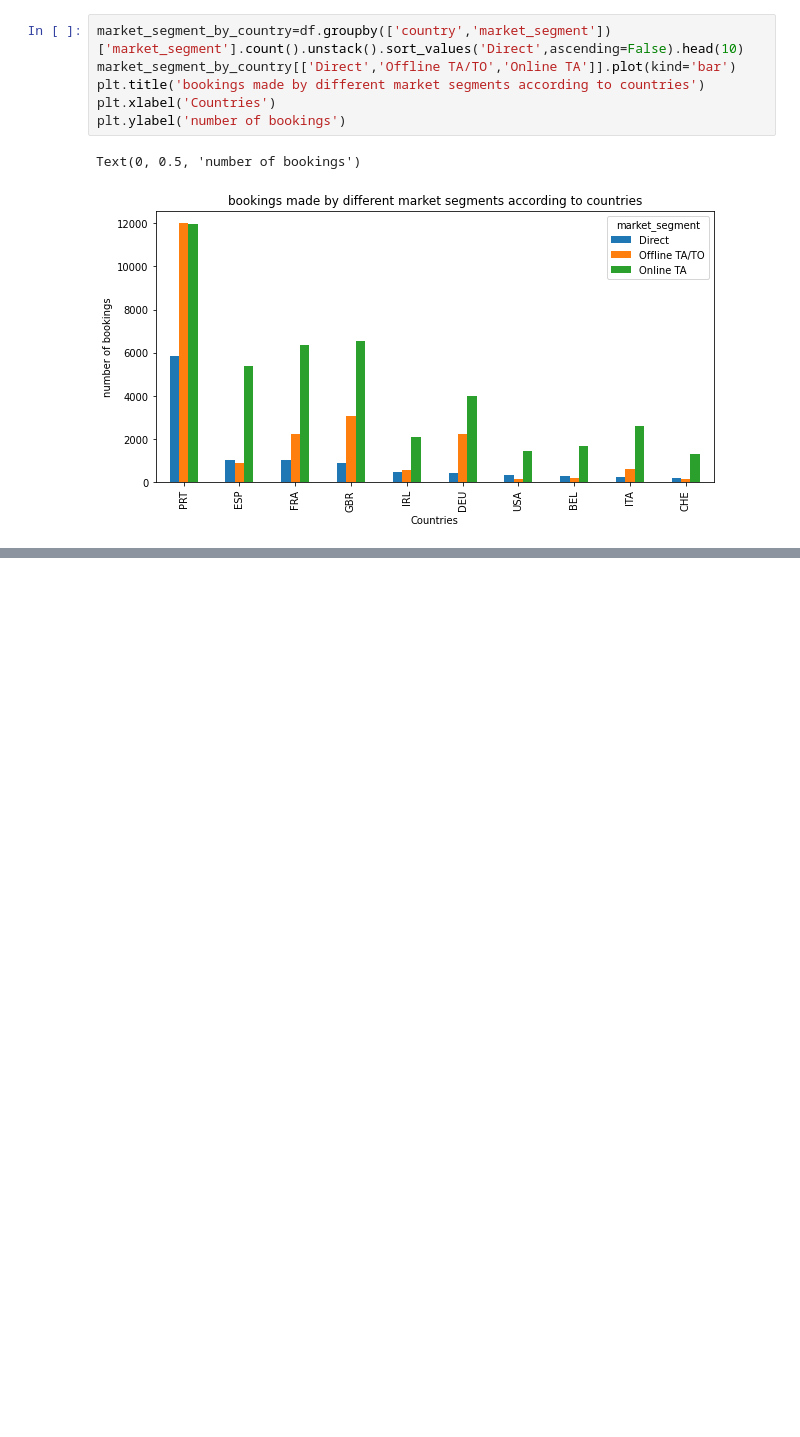
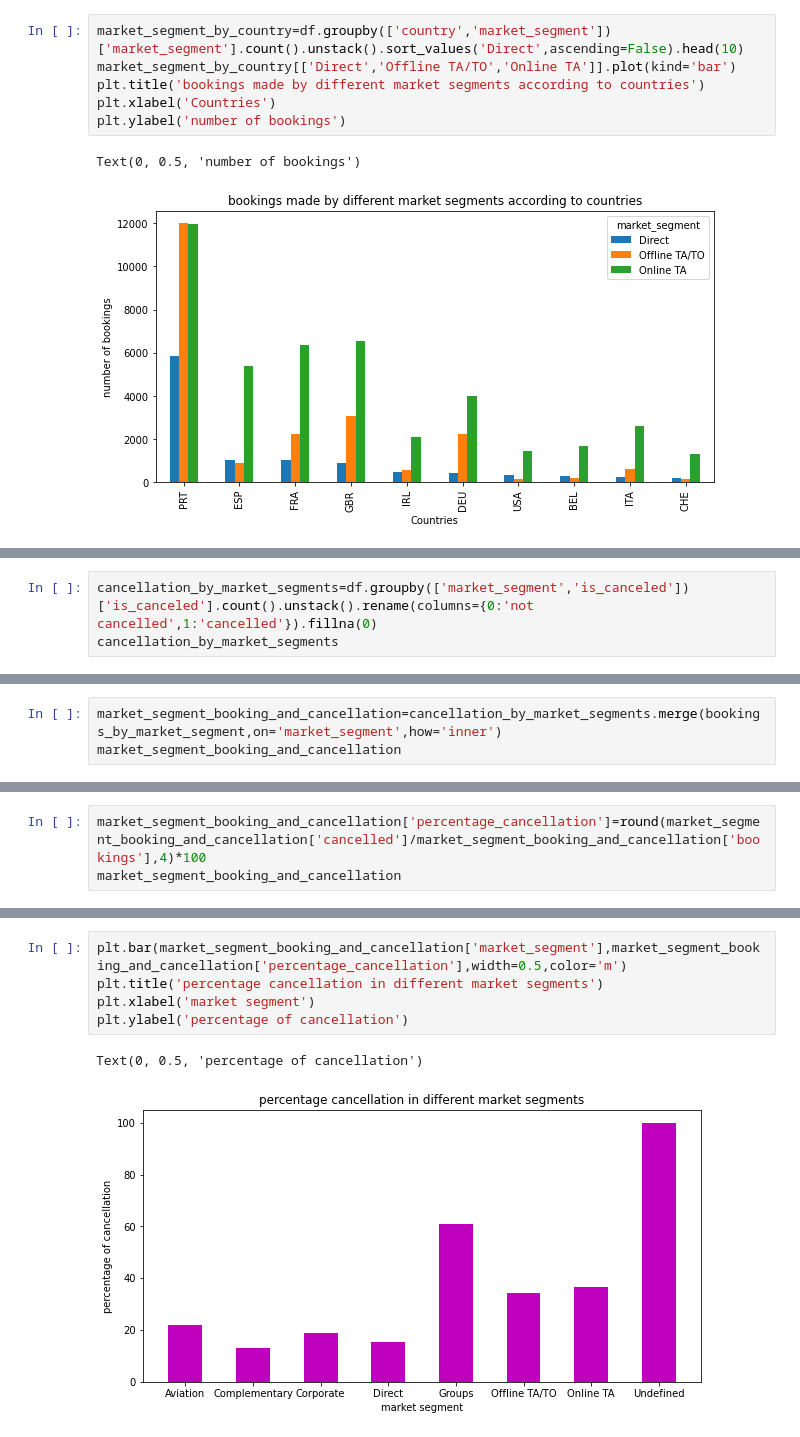
Before and after one commit to shiyasAli/EDA-project-Hotel-Booking-Analysis, a Jupyter notebook: Copy_of_Hotel_Booking_Analysis_Capstone_Project.ipynb, the cells around one changed output, grey strips where cells are left out. Drawn from its saved outputs; the diff is of its cells as text; blank space fills up the shorter version.

```diff
--- a/Copy_of_Hotel_Booking_Analysis_Capstone_Project.ipynb
+++ b/Copy_of_Hotel_Booking_Analysis_Capstone_Project.ipynb
@@ -295,0 +365,3 @@ Text(0, 0.5, 'number of bookings')
+# %%
+cancellation_by_market_segments=df.groupby(['market_segment','is_canceled'])['is_canceled'].count().unstack().rename(columns={0:'not cancelled',1:'cancelled'}).fillna(0)
+cancellation_by_market_segments
@@ -295,0 +379,3 @@ Text(0, 0.5, 'number of bookings')
+# %%
+market_segment_booking_and_cancellation=cancellation_by_market_segments.merge(bookings_by_market_segment,on='market_segment',how='inner')
+market_segment_booking_and_cancellation
@@ -295,0 +392,3 @@ Text(0, 0.5, 'number of bookings')
+# %%
+market_segment_booking_and_cancellation['percentage_cancellation']=round(market_segment_booking_and_cancellation['cancelled']/market_segment_booking_and_cancellation['bookings'],4)*100
+market_segment_booking_and_cancellation
@@ -295,0 +405,8 @@ Text(0, 0.5, 'number of bookings')
+# %%
+plt.bar(market_segment_booking_and_cancellation['market_segment'],market_segment_booking_and_cancellation['percentage_cancellation'],width=0.5,color='m')
+plt.title('percentage cancellation in different market segments')
+plt.xlabel('market segment')
+plt.ylabel('percentage of cancellation')
+# %% [output]
+Text(0, 0.5, 'percentage of cancellation')
+[figure, added]
```
Also changed, not shown: parts of 22 cells of this notebook.
